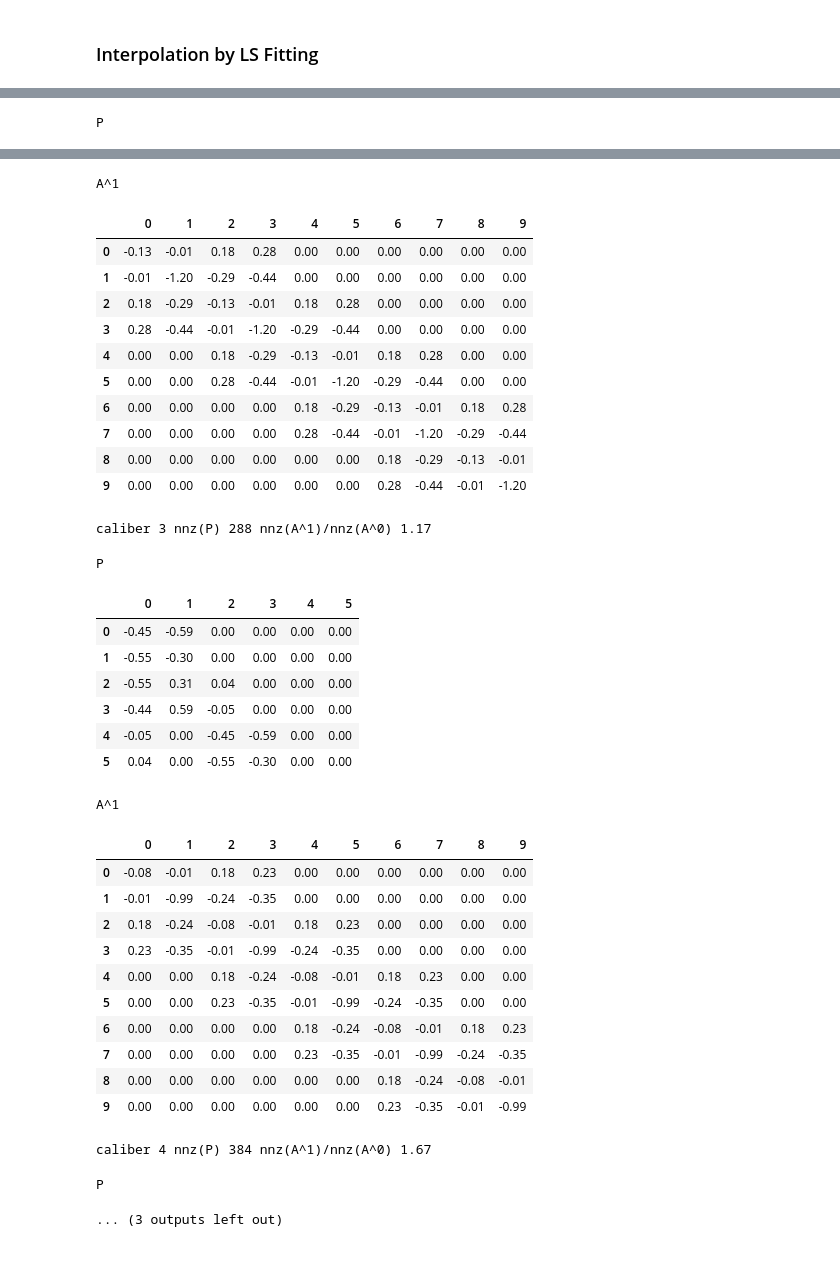
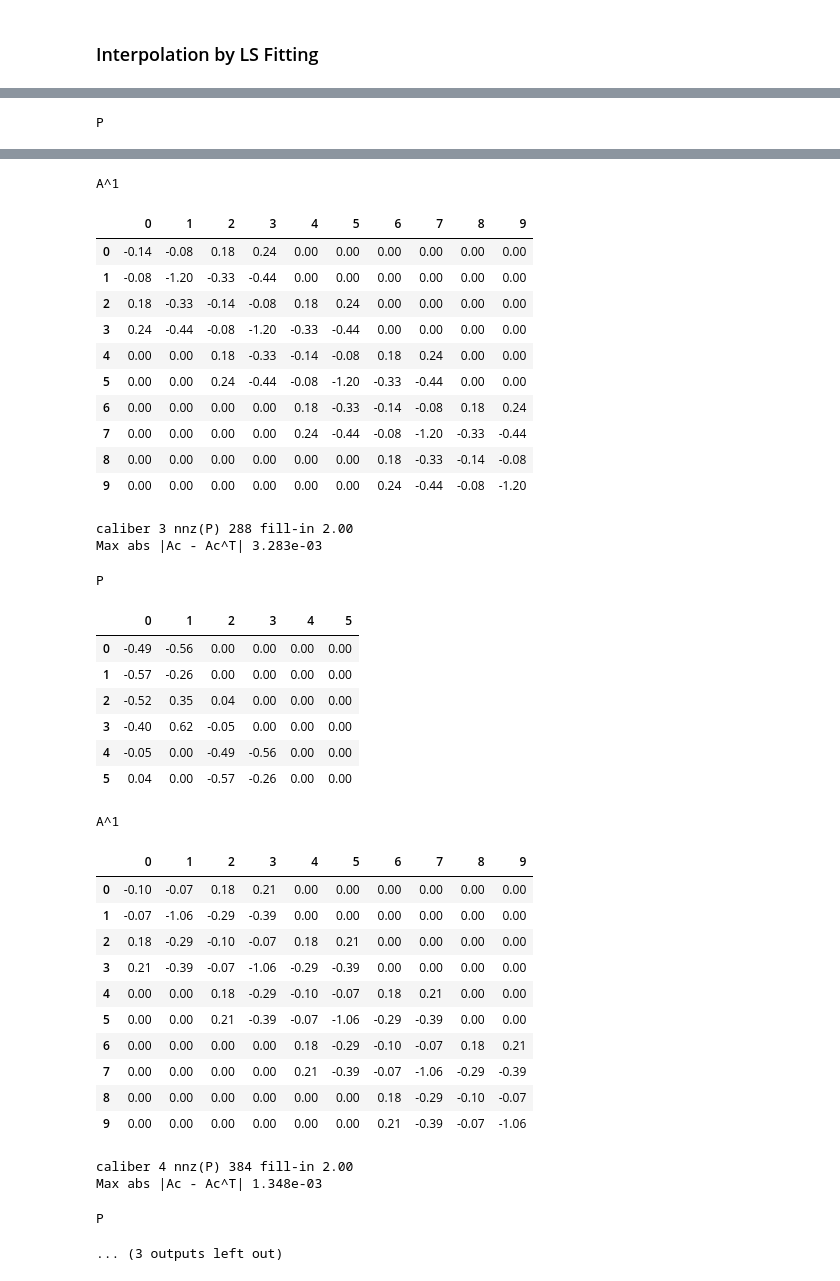
Before and after one commit to 436ahsan/Helmholtz, a Jupyter notebook: notebooks/multilevel_repetitive_local.ipynb, the cells around one changed output, grey strips where cells are left out. Cells and saved outputs as stored; diff of their text form; code cells hidden in the pictures.

```diff
--- a/notebooks/multilevel_repetitive_local.ipynb
+++ b/notebooks/multilevel_repetitive_local.ipynb
@@ -13,7 +13,8 @@ np.random.seed(1)
 # Domain size.
 n = 96
 # Scaled wave number. Fit so lam_min = 0 (integer # periods in domain).
-kh = helmholtz.analysis.ideal.find_singular_kh("5-point", n)[0]
+discretization = "3-point"
+kh = helmholtz.analysis.ideal.find_singular_kh(discretization, n)[0]
 
 repetitive = True
 
@@ -35,9 +36,9 @@ INFO     kh 0.5233853805513012
 ## Level 0->1 Coarsening
 # %%
 # Create fine-level matrix.
-a = hm.linalg.helmholtz_1d_discrete_operator(kh, "5-point", n) #, bc="bloch")
-# Use default Kacmzarz for kh != 0.
-level = hm.setup.hierarchy.create_finest_level(a, relaxer=hm.solve.relax.GsRelaxer(a) if kh == 0 else None)
+a = hm.linalg.helmholtz_1d_discrete_operator(kh, discretization, n)
+# Use default = Kacmzarz relaxation for kh != 0.
+level = hm.setup.hierarchy.create_finest_level(a,  relaxer=hm.solve.relax.GsRelaxer(a) if kh == 0 else None)
 
 # Initialize hierarchy to 1-level.
 finest = 0
@@ -123,7 +125,7 @@ The mock cycle rate is calculated on a domain of size $4 a$, $a$ = aggregate siz
 # Calculate local mock cycle convergence rate on a domain of size 4 * aggregate_size.
 m = 4
 nu_values = np.arange(1, num_sweeps + 1)
-mock_conv = hm.repetitive.locality.mock_conv_factor_for_domain_size(kh, r, aggregate_size, m * aggregate_size, nu_values)
+mock_conv = hm.repetitive.locality.mock_conv_factor_for_domain_size(kh, discretization, r, aggregate_size, m * aggregate_size, nu_values)
 _LOGGER.info("Mock cycle conv |domain|={} {}".format(
     m * aggregate_size, np.array2string(mock_conv, precision=3)))
 # %% [output]
@@ -136,8 +138,10 @@ p = r.tile(1).transpose()
 print(p.todense())
 
 two_level_conv = np.array([
-    hm.repetitive.locality.two_level_conv_factor(hm.repetitive.locality.create_two_level_hierarchy(
-        kh, m * aggregate_size, r.asarray(), p, aggregate_size), nu)[1]
+    hm.repetitive.locality.two_level_conv_factor(
+        hm.repetitive.locality.create_two_level_hierarchy(
+            kh, discretization, m * aggregate_size, r.asarray(), p, aggregate_size),
+        nu)[1]
      for nu in nu_values])
 conv = pd.DataFrame(np.array((mock_conv, two_level_conv)).transpose(),
                     index=nu_values, columns=("Mock", "Two-level")).transpose()
@@ -209,9 +228,10 @@ INFO     caliber 4 error l2 [0.00] a [6.51e-01]
 for caliber, p in zip(calibers, p_caliber):
 #    styler = pd.DataFrame(p[:8, :8].todense()).style.set_table_attributes("style='display:inline'").set_caption("Caliber {}".format(caliber)).format(precision=2)
 #    display_html(styler._repr_html_(), raw=True)
-    ml = hm.repetitive.locality.create_two_level_hierarchy(kh, n, R, p, None)
+    ml = hm.repetitive.locality.create_two_level_hierarchy(kh, discretization, n, R, p, None, use_r_as_restriction=use_r_as_restriction)
     ac = ml[1].a
-    print("caliber {} nnz(P) {} nnz(A^1)/nnz(A^0) {:.2f}".format(caliber, p.nnz, ac.nnz / ml[0].a.nnz))
+    print("caliber {} nnz(P) {} fill-in {:.2f}".format(caliber, p.nnz, (ac.nnz / ml[0].a.nnz) * (ml[0].a.shape[0] / ac.shape[0])))
+    print("Max abs |Ac - Ac^T| {:.3e}".format(np.max(np.abs(ac - ac.transpose()))))
     display_df_side_by_side(pd.DataFrame(p[:6, :6].todense()),
                             pd.DataFrame(ac.todense()[:10,:10]),
                         captions=("P", "A^1"))
@@ -228,36 +249,38 @@ P
 A^1
 |  | 0 | 1 | 2 | 3 | 4 | 5 | 6 | 7 | 8 | 9 |
-| 0 | -0.13 | -0.01 | 0.18 | 0.28 | 0.00 | 0.00 | 0.00 | 0.00 | 0.00 | 0.00 |
-| 1 | -0.01 | -1.20 | -0.29 | -0.44 | 0.00 | 0.00 | 0.00 | 0.00 | 0.00 | 0.00 |
-| 2 | 0.18 | -0.29 | -0.13 | -0.01 | 0.18 | 0.28 | 0.00 | 0.00 | 0.00 | 0.00 |
-| 3 | 0.28 | -0.44 | -0.01 | -1.20 | -0.29 | -0.44 | 0.00 | 0.00 | 0.00 | 0.00 |
-| 4 | 0.00 | 0.00 | 0.18 | -0.29 | -0.13 | -0.01 | 0.18 | 0.28 | 0.00 | 0.00 |
-| 5 | 0.00 | 0.00 | 0.28 | -0.44 | -0.01 | -1.20 | -0.29 | -0.44 | 0.00 | 0.00 |
-| 6 | 0.00 | 0.00 | 0.00 | 0.00 | 0.18 | -0.29 | -0.13 | -0.01 | 0.18 | 0.28 |
-| 7 | 0.00 | 0.00 | 0.00 | 0.00 | 0.28 | -0.44 | -0.01 | -1.20 | -0.29 | -0.44 |
-| 8 | 0.00 | 0.00 | 0.00 | 0.00 | 0.00 | 0.00 | 0.18 | -0.29 | -0.13 | -0.01 |
-| 9 | 0.00 | 0.00 | 0.00 | 0.00 | 0.00 | 0.00 | 0.28 | -0.44 | -0.01 | -1.20 |
+| 0 | -0.14 | -0.08 | 0.18 | 0.24 | 0.00 | 0.00 | 0.00 | 0.00 | 0.00 | 0.00 |
+| 1 | -0.08 | -1.20 | -0.33 | -0.44 | 0.00 | 0.00 | 0.00 | 0.00 | 0.00 | 0.00 |
+| 2 | 0.18 | -0.33 | -0.14 | -0.08 | 0.18 | 0.24 | 0.00 | 0.00 | 0.00 | 0.00 |
+| 3 | 0.24 | -0.44 | -0.08 | -1.20 | -0.33 | -0.44 | 0.00 | 0.00 | 0.00 | 0.00 |
+| 4 | 0.00 | 0.00 | 0.18 | -0.33 | -0.14 | -0.08 | 0.18 | 0.24 | 0.00 | 0.00 |
+| 5 | 0.00 | 0.00 | 0.24 | -0.44 | -0.08 | -1.20 | -0.33 | -0.44 | 0.00 | 0.00 |
+| 6 | 0.00 | 0.00 | 0.00 | 0.00 | 0.18 | -0.33 | -0.14 | -0.08 | 0.18 | 0.24 |
+| 7 | 0.00 | 0.00 | 0.00 | 0.00 | 0.24 | -0.44 | -0.08 | -1.20 | -0.33 | -0.44 |
+| 8 | 0.00 | 0.00 | 0.00 | 0.00 | 0.00 | 0.00 | 0.18 | -0.33 | -0.14 | -0.08 |
+| 9 | 0.00 | 0.00 | 0.00 | 0.00 | 0.00 | 0.00 | 0.24 | -0.44 | -0.08 | -1.20 |
-caliber 3 nnz(P) 288 nnz(A^1)/nnz(A^0) 1.17
+caliber 3 nnz(P) 288 fill-in 2.00
+Max abs |Ac - Ac^T| 3.283e-03
 P
 |  | 0 | 1 | 2 | 3 | 4 | 5 |
-| 0 | -0.45 | -0.59 | 0.00 | 0.00 | 0.00 | 0.00 |
-| 1 | -0.55 | -0.30 | 0.00 | 0.00 | 0.00 | 0.00 |
-| 2 | -0.55 | 0.31 | 0.04 | 0.00 | 0.00 | 0.00 |
-| 3 | -0.44 | 0.59 | -0.05 | 0.00 | 0.00 | 0.00 |
-| 4 | -0.05 | 0.00 | -0.45 | -0.59 | 0.00 | 0.00 |
-| 5 | 0.04 | 0.00 | -0.55 | -0.30 | 0.00 | 0.00 |
+| 0 | -0.49 | -0.56 | 0.00 | 0.00 | 0.00 | 0.00 |
+| 1 | -0.57 | -0.26 | 0.00 | 0.00 | 0.00 | 0.00 |
+| 2 | -0.52 | 0.35 | 0.04 | 0.00 | 0.00 | 0.00 |
+| 3 | -0.40 | 0.62 | -0.05 | 0.00 | 0.00 | 0.00 |
+| 4 | -0.05 | 0.00 | -0.49 | -0.56 | 0.00 | 0.00 |
+| 5 | 0.04 | 0.00 | -0.57 | -0.26 | 0.00 | 0.00 |
 A^1
 |  | 0 | 1 | 2 | 3 | 4 | 5 | 6 | 7 | 8 | 9 |
-| 0 | -0.08 | -0.01 | 0.18 | 0.23 | 0.00 | 0.00 | 0.00 | 0.00 | 0.00 | 0.00 |
-| 1 | -0.01 | -0.99 | -0.24 | -0.35 | 0.00 | 0.00 | 0.00 | 0.00 | 0.00 | 0.00 |
-| 2 | 0.18 | -0.24 | -0.08 | -0.01 | 0.18 | 0.23 | 0.00 | 0.00 | 0.00 | 0.00 |
-| 3 | 0.23 | -0.35 | -0.01 | -0.99 | -0.24 | -0.35 | 0.00 | 0.00 | 0.00 | 0.00 |
-| 4 | 0.00 | 0.00 | 0.18 | -0.24 | -0.08 | -0.01 | 0.18 | 0.23 | 0.00 | 0.00 |
-| 5 | 0.00 | 0.00 | 0.23 | -0.35 | -0.01 | -0.99 | -0.24 | -0.35 | 0.00 | 0.00 |
-| 6 | 0.00 | 0.00 | 0.00 | 0.00 | 0.18 | -0.24 | -0.08 | -0.01 | 0.18 | 0.23 |
-| 7 | 0.00 | 0.00 | 0.00 | 0.00 | 0.23 | -0.35 | -0.01 | -0.99 | -0.24 | -0.35 |
-| 8 | 0.00 | 0.00 | 0.00 | 0.00 | 0.00 | 0.00 | 0.18 | -0.24 | -0.08 | -0.01 |
-| 9 | 0.00 | 0.00 | 0.00 | 0.00 | 0.00 | 0.00 | 0.23 | -0.35 | -0.01 | -0.99 |
+| 0 | -0.10 | -0.07 | 0.18 | 0.21 | 0.00 | 0.00 | 0.00 | 0.00 | 0.00 | 0.00 |
+| 1 | -0.07 | -1.06 | -0.29 | -0.39 | 0.00 | 0.00 | 0.00 | 0.00 | 0.00 | 0.00 |
+| 2 | 0.18 | -0.29 | -0.10 | -0.07 | 0.18 | 0.21 | 0.00 | 0.00 | 0.00 | 0.00 |
+| 3 | 0.21 | -0.39 | -0.07 | -1.06 | -0.29 | -0.39 | 0.00 | 0.00 | 0.00 | 0.00 |
+| 4 | 0.00 | 0.00 | 0.18 | -0.29 | -0.10 | -0.07 | 0.18 | 0.21 | 0.00 | 0.00 |
+| 5 | 0.00 | 0.00 | 0.21 | -0.39 | -0.07 | -1.06 | -0.29 | -0.39 | 0.00 | 0.00 |
+| 6 | 0.00 | 0.00 | 0.00 | 0.00 | 0.18 | -0.29 | -0.10 | -0.07 | 0.18 | 0.21 |
+| 7 | 0.00 | 0.00 | 0.00 | 0.00 | 0.21 | -0.39 | -0.07 | -1.06 | -0.29 | -0.39 |
+| 8 | 0.00 | 0.00 | 0.00 | 0.00 | 0.00 | 0.00 | 0.18 | -0.29 | -0.10 | -0.07 |
+| 9 | 0.00 | 0.00 | 0.00 | 0.00 | 0.00 | 0.00 | 0.21 | -0.39 | -0.07 | -1.06 |
-caliber 4 nnz(P) 384 nnz(A^1)/nnz(A^0) 1.67
+caliber 4 nnz(P) 384 fill-in 2.00
+Max abs |Ac - Ac^T| 1.348e-03
 P
 ... (3 outputs left out)
```
Also changed, not shown: parts of 13 cells of this notebook, 5 other files.
